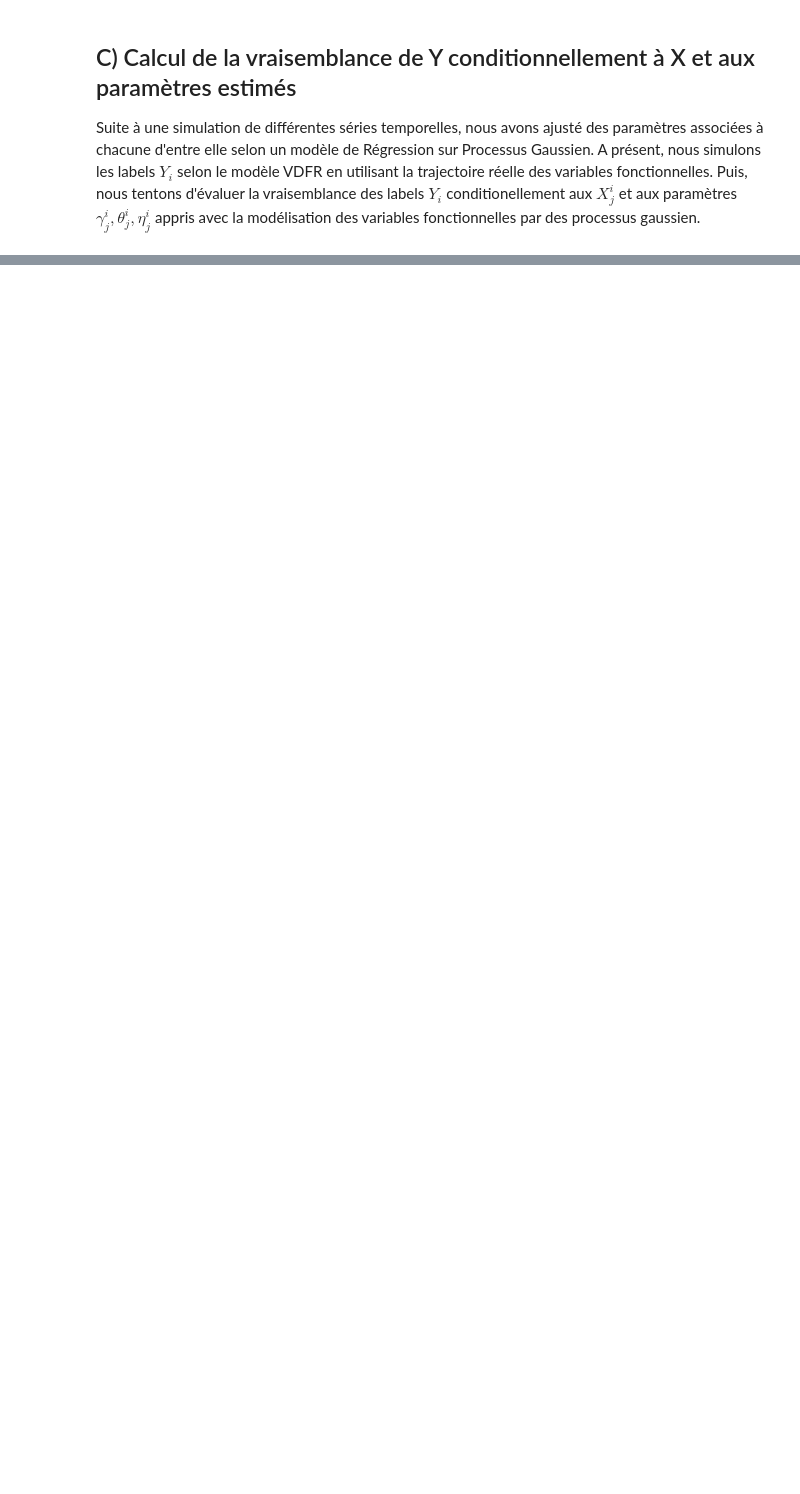
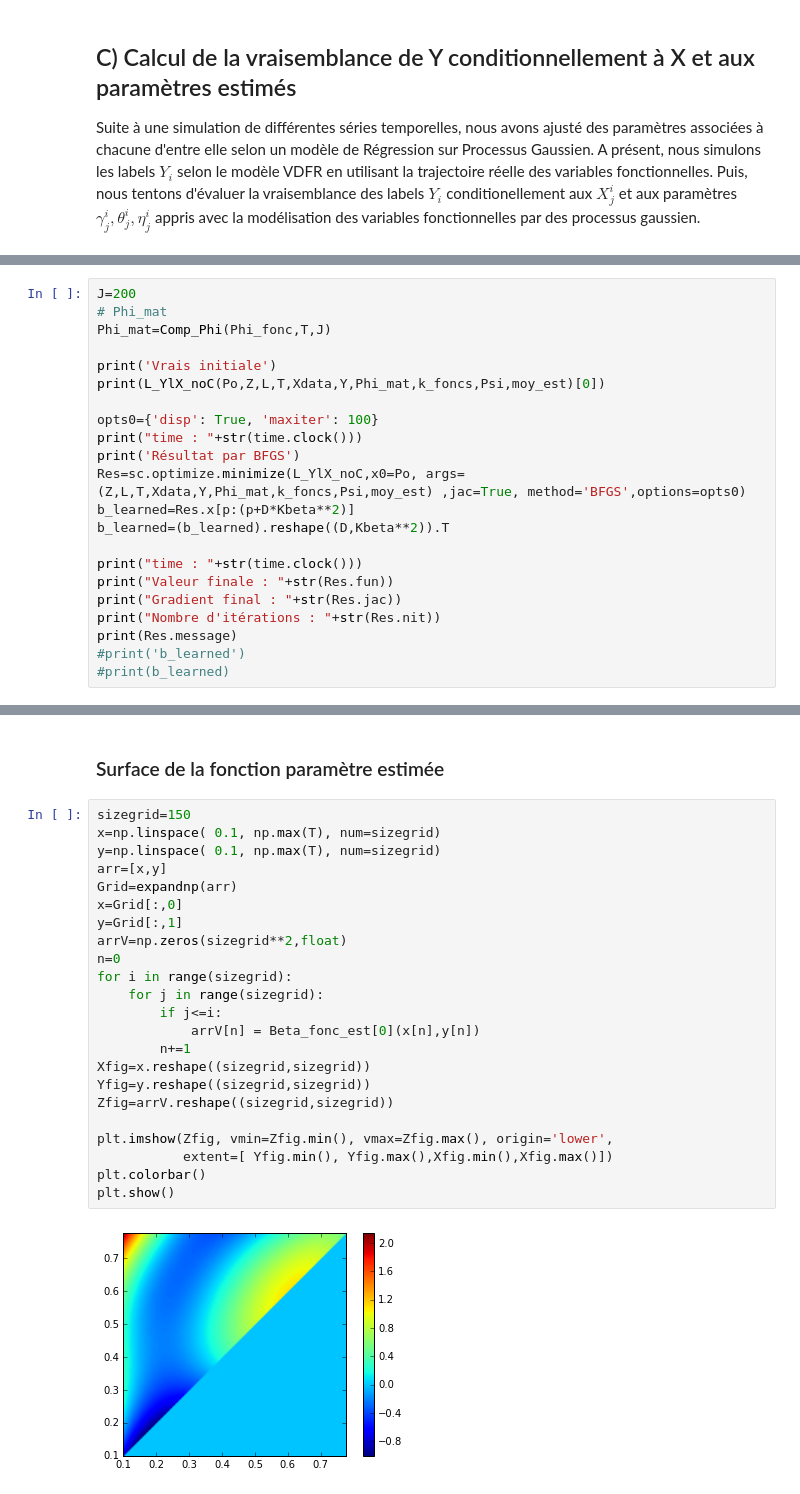
Before and after one commit to ChrisBotella/GPVDFR, a Jupyter notebook: Test2step.ipynb, the cells around one changed output, grey strips where cells are left out. Cells and saved outputs as stored; diff of their text form; blank space fills up the shorter version.

```diff
--- a/Test2step.ipynb
+++ b/Test2step.ipynb
@@ -443,0 +458,22 @@ Ph_mat_expr=
+# %%
+J=200
+# Phi_mat
+Phi_mat=Comp_Phi(Phi_fonc,T,J)
+
+print('Vrais initiale')
+print(L_YlX_noC(Po,Z,L,T,Xdata,Y,Phi_mat,k_foncs,Psi,moy_est)[0])
+
+opts0={'disp': True, 'maxiter': 100}
+print("time : "+str(time.clock()))
+print('Résultat par BFGS')
+Res=sc.optimize.minimize(L_YlX_noC,x0=Po, args= (Z,L,T,Xdata,Y,Phi_mat,k_foncs,Psi,moy_est) ,jac=True, method='BFGS',options=opts0)
+b_learned=Res.x[p:(p+D*Kbeta**2)]
+b_learned=(b_learned).reshape((D,Kbeta**2)).T
+
+print("time : "+str(time.clock()))
+print("Valeur finale : "+str(Res.fun))
+print("Gradient final : "+str(Res.jac))
+print("Nombre d'itérations : "+str(Res.nit))
+print(Res.message)
+#print('b_learned')
+#print(b_learned)
@@ -443,0 +577,27 @@ Ph_mat_expr=
+# %% [markdown]
+### Surface de la fonction paramètre estimée
+# %%
+sizegrid=150
+x=np.linspace( 0.1, np.max(T), num=sizegrid)
+y=np.linspace( 0.1, np.max(T), num=sizegrid)
+arr=[x,y]
+Grid=expandnp(arr)
+x=Grid[:,0]
+y=Grid[:,1]
+arrV=np.zeros(sizegrid**2,float)
+n=0
+for i in range(sizegrid):
+    for j in range(sizegrid):
+        if j<=i:
+            arrV[n] = Beta_fonc_est[0](x[n],y[n])
+        n+=1
+Xfig=x.reshape((sizegrid,sizegrid))
+Yfig=y.reshape((sizegrid,sizegrid))
+Zfig=arrV.reshape((sizegrid,sizegrid))
+
+plt.imshow(Zfig, vmin=Zfig.min(), vmax=Zfig.max(), origin='lower',
+           extent=[ Yfig.min(), Yfig.max(),Xfig.min(),Xfig.max()])
+plt.colorbar()
+plt.show()
+# %% [output]
+[figure, added]
```
Also changed, not shown: parts of 36 cells of this notebook, 6 other files.
